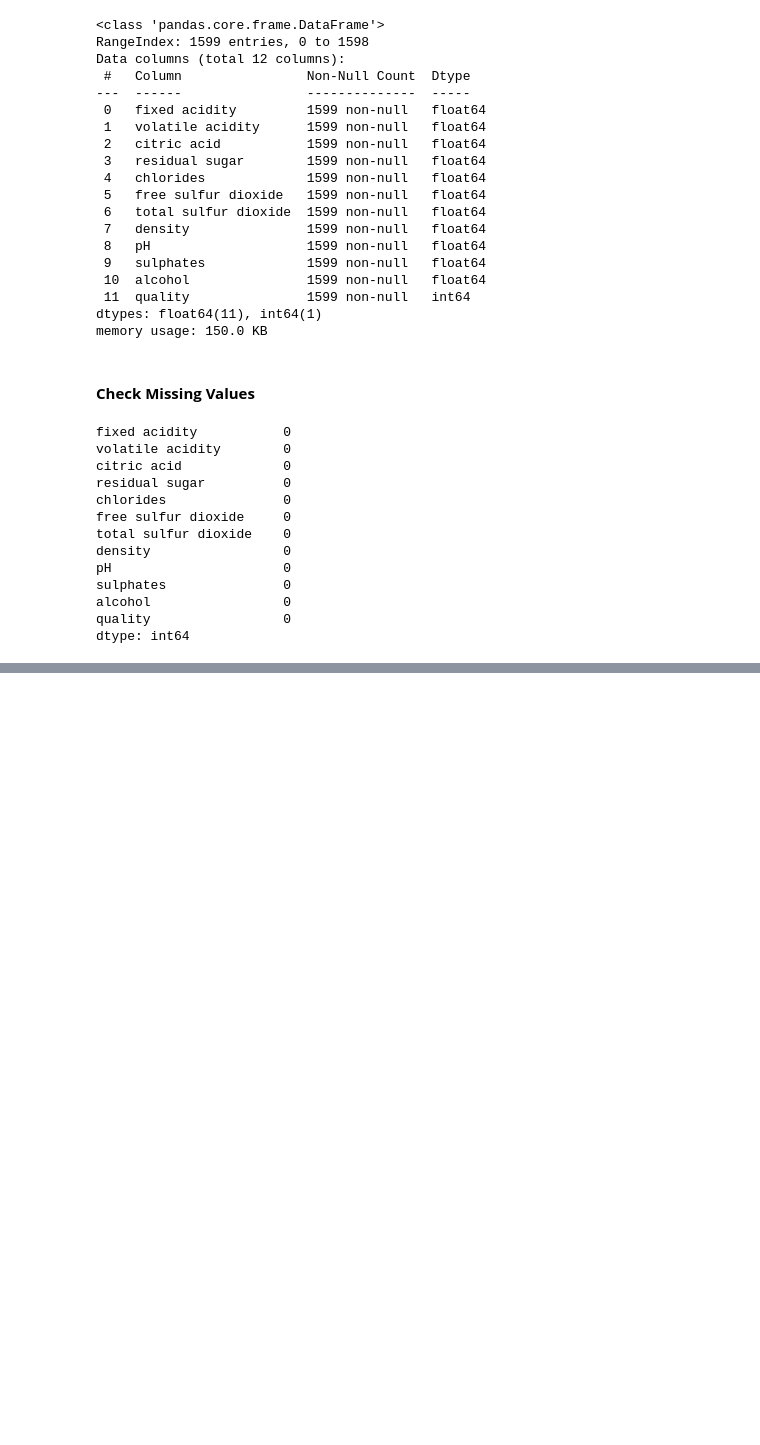
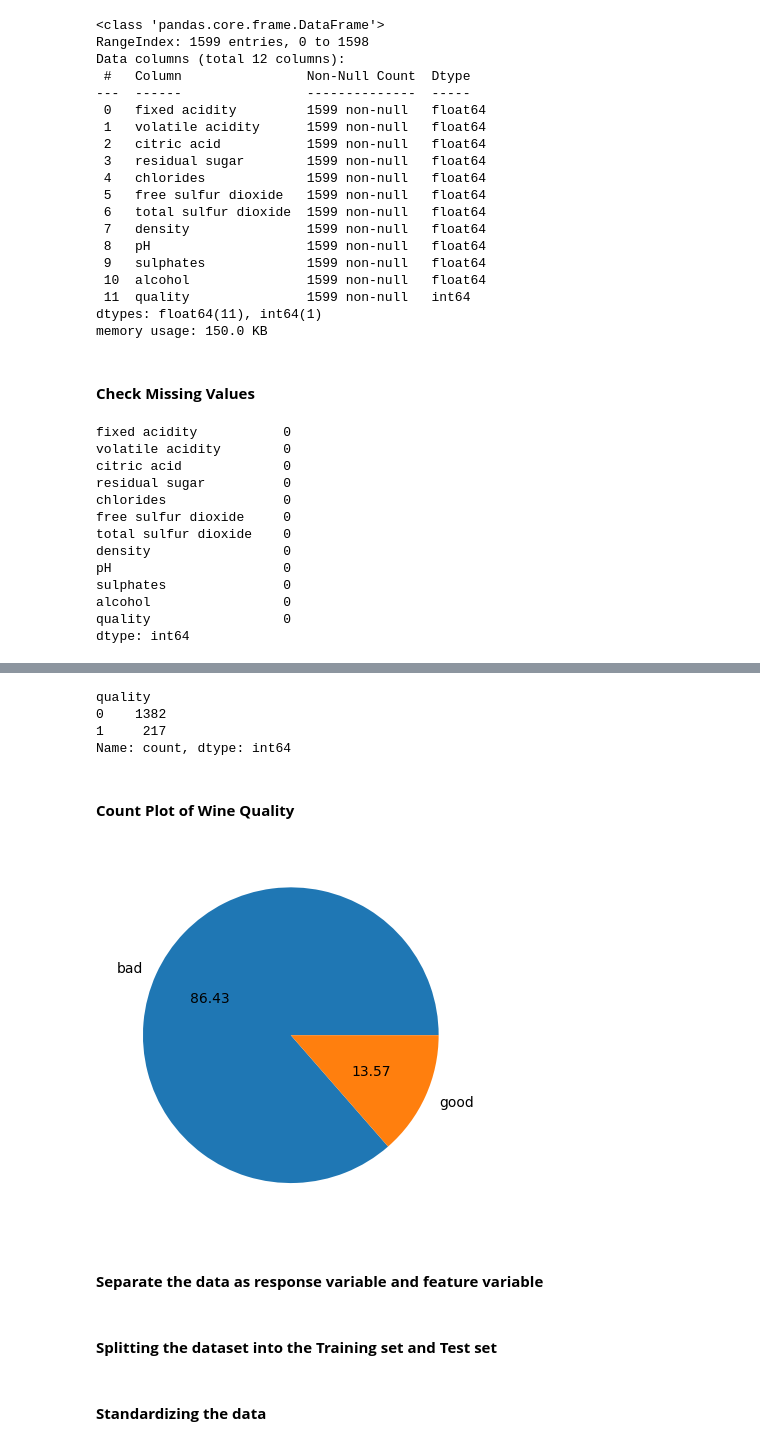
Before and after one commit to muhammadadilnaeem/Simplilearn-Python-For-Beginners, a Jupyter notebook: 11_scikit-learn_in_python_for_machine_learning/01_scikit_learn.ipynb, the cells around one changed output, grey strips where cells are left out. Drawn from its saved outputs; the diff is of its cells as text; code cells hidden in the pictures; blank space fills up the shorter version.

```diff
--- a/11_scikit-learn_in_python_for_machine_learning/01_scikit_learn.ipynb
+++ b/11_scikit-learn_in_python_for_machine_learning/01_scikit_learn.ipynb
@@ -92,0 +95,5 @@ dtype: int64
+# %%
+bins = (2, 6.5, 8)
+group_names = ['bad', 'good']
+wine['quality'] = pd.cut(wine['quality'], bins = bins, labels = group_names) # bad = 0, good = 1
+wine['quality'].value_counts()
@@ -92,0 +107,6 @@ dtype: int64
+# %%
+labelencoder = LabelEncoder()
+
+wine['quality'] = labelencoder.fit_transform(wine['quality'])
+
+wine.head()
@@ -92,0 +120,16 @@ dtype: int64
+# %%
+wine['quality'].value_counts()
+# %% [output]
+quality
+0    1382
+1     217
+Name: count, dtype: int64
+# %% [markdown]
+#### **Count Plot of Wine Quality**
+# %%
+plt.pie(wine['quality'].value_counts(), labels = ['bad', 'good'], autopct = '%0.2f')
+plt.show()
+# %% [output]
+[figure, added]
+# %% [markdown]
+#### **Separate the data as response variable and feature variable**
@@ -92,0 +139,2 @@ dtype: int64
+# %% [markdown]
+#### **Splitting the dataset into the Training set and Test set**
@@ -92,0 +143,2 @@ dtype: int64
+# %% [markdown]
+#### **Standardizing the data**
```
Also changed, not shown: parts of 19 cells of this notebook.
